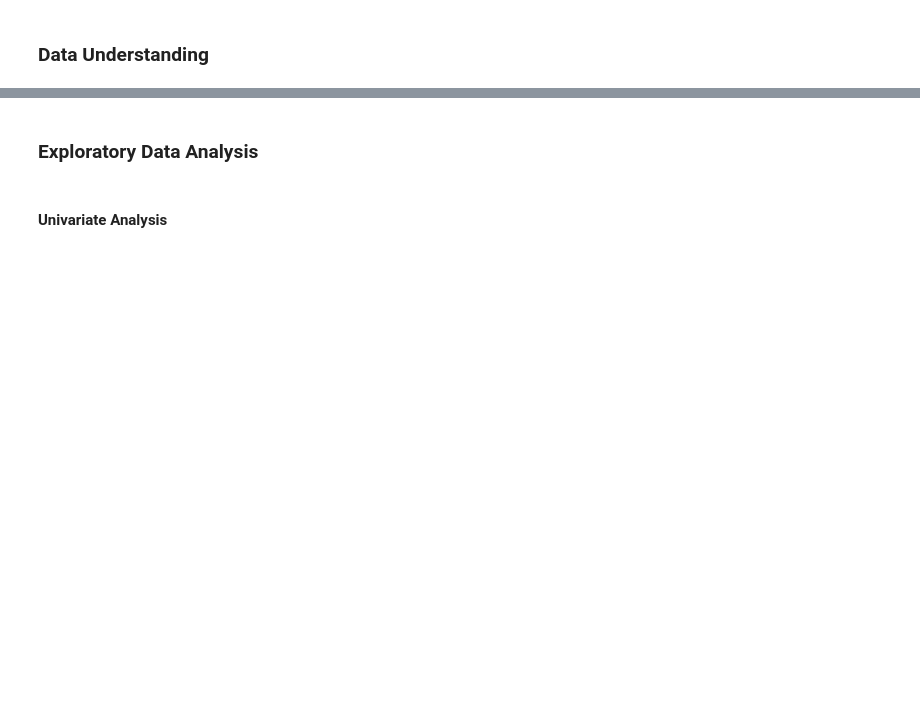
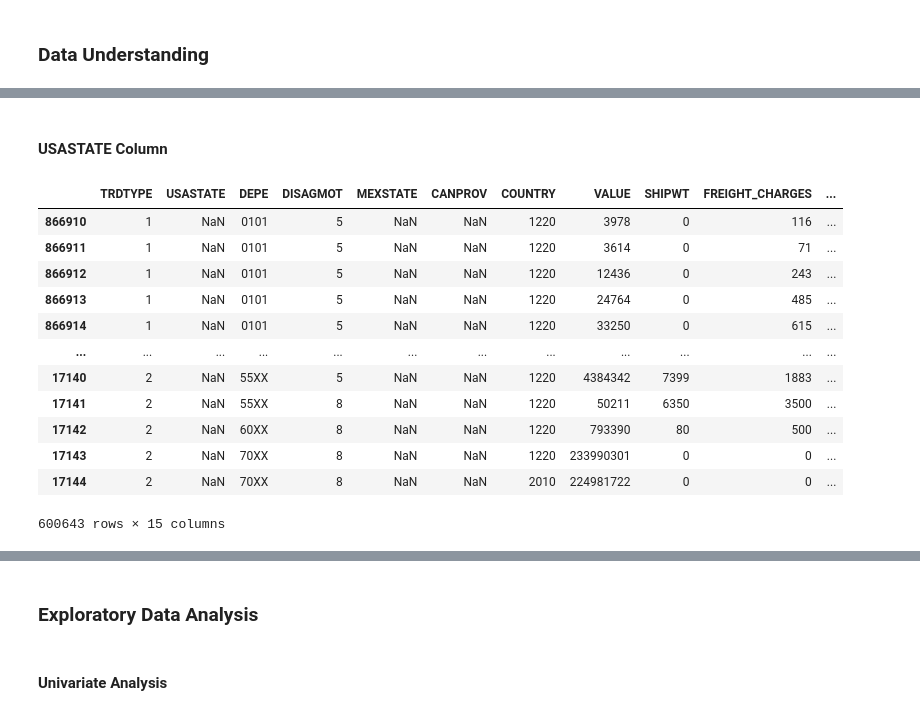
Before and after one commit to adubrightkwartengsnr/TransBorder-Freight-Data-Analysis, a Jupyter notebook: notebooks/transborder-freight-analysis.ipynb, the cells around one changed output, grey strips where cells are left out. Drawn from its saved outputs; the diff is of its cells as text; code cells hidden in the pictures; blank space fills up the shorter version.

Commit message:
start data understanding

```diff
--- a/notebooks/transborder-freight-analysis.ipynb
+++ b/notebooks/transborder-freight-analysis.ipynb
@@ -1060,10 +192,15 @@ shape of data: (123788, 15)
 # %% [markdown]
 ##### December 2023
 # %%
+# Using the function to read the December 2023 data files with a chunk size
 dot1 = pd.read_csv("../data/2023/December2023/dot1_1223.csv")
-dot2 =  pd.read_csv("../data/2023/December2023/dot2_1223.csv")
+dot2 = pd.read_csv("../data/2023/December2023/dot2_1223.csv")
 dot3 = pd.read_csv("../data/2023/December2023/dot3_1223.csv")
-dec_2023 = pd.concat([dot1,dot2,dot3],axis=0)
-print(f"shape of data: {dec_2023.shape}")
-dec_2023.head()
+
+# Concatenate all data into a single DataFrame
+df_2023 = pd.concat([dot1, dot2, dot3], axis=0)
+
+# Display the shape and first few rows of the concatenated data
+print(f"Shape of data: {df_2023.shape}")
+df_2023.head()
 # %% [output]
@@ -1079,5 +213,0 @@ shape of data: (120152, 15)
-# %%
-df_2023 = pd.concat([jan_2023,feb_2023,mar_2023,apr_2023,may_2023,june_2023,july_2023,aug_2023,sept_2023,oct_2023,nov_2023,dec_2023],axis=0)
-
-# Check the shape of the data
-print(f"shape of data: {df_2023.shape}")
@@ -1233,10 +216,15 @@ shape of data: (126086, 15)
 # %% [markdown]
 ##### September 2024
 # %%
+# Loading the September 2024 datasets
 dot1 = pd.read_csv("../data/2024/september2024/dot1_0924.csv")
-dot2 =  pd.read_csv("../data/2024/september2024/dot2_0924.csv")
+dot2 = pd.read_csv("../data/2024/september2024/dot2_0924.csv")
 dot3 = pd.read_csv("../data/2024/september2024/dot3_0924.csv")
-sept_2024 = pd.concat([dot1,dot2,dot3],axis=0)
-print(f"shape of data: {sept_2024.shape}")
-sept_2024.head()
+
+# Concatenate all data into a single DataFrame
+df_2024 = pd.concat([dot1, dot2, dot3], axis=0)
+
+# Display the shape and first few rows of the concatenated data
+print(f"Shape of data: {df_2024.shape}")
+df_2024.head()
 # %% [output]
@@ -1252,5 +237,0 @@ shape of data: (123568, 15)
-# %%
-df_2024 = pd.concat([jan_2024,feb_2024,mar_2024,apr_2024,may_2024,june_2024,july_2024,aug_2024,sept_2024],axis=0)
-
-# Check the shape of the data
-print(f"shape of data: {df_2024.shape}")
@@ -1290,0 +339,19 @@ final_df.head()
+# %% [markdown]
+#### USASTATE Column
+# %%
+# Check for Null Values in the USASTATE Column
+final_df[final_df['USASTATE'].isna()]
+# %% [output]
+|  | TRDTYPE | USASTATE | DEPE | DISAGMOT | MEXSTATE | CANPROV | COUNTRY | VALUE | SHIPWT | FREIGHT_CHARGES | ... |
+| 866910 | 1 | NaN | 0101 | 5 | NaN | NaN | 1220 | 3978 | 0 | 116 | ... |
+| 866911 | 1 | NaN | 0101 | 5 | NaN | NaN | 1220 | 3614 | 0 | 71 | ... |
+| 866912 | 1 | NaN | 0101 | 5 | NaN | NaN | 1220 | 12436 | 0 | 243 | ... |
+| 866913 | 1 | NaN | 0101 | 5 | NaN | NaN | 1220 | 24764 | 0 | 485 | ... |
+| 866914 | 1 | NaN | 0101 | 5 | NaN | NaN | 1220 | 33250 | 0 | 615 | ... |
+| ... | ... | ... | ... | ... | ... | ... | ... | ... | ... | ... | ... |
+| 17140 | 2 | NaN | 55XX | 5 | NaN | NaN | 1220 | 4384342 | 7399 | 1883 | ... |
+| 17141 | 2 | NaN | 55XX | 8 | NaN | NaN | 1220 | 50211 | 6350 | 3500 | ... |
+| 17142 | 2 | NaN | 60XX | 8 | NaN | NaN | 1220 | 793390 | 80 | 500 | ... |
+| 17143 | 2 | NaN | 70XX | 8 | NaN | NaN | 1220 | 233990301 | 0 | 0 | ... |
+| 17144 | 2 | NaN | 70XX | 8 | NaN | NaN | 2010 | 224981722 | 0 | 0 | ... |
+600643 rows × 15 columns
```
Also changed, not shown: parts of 133 cells of this notebook.
